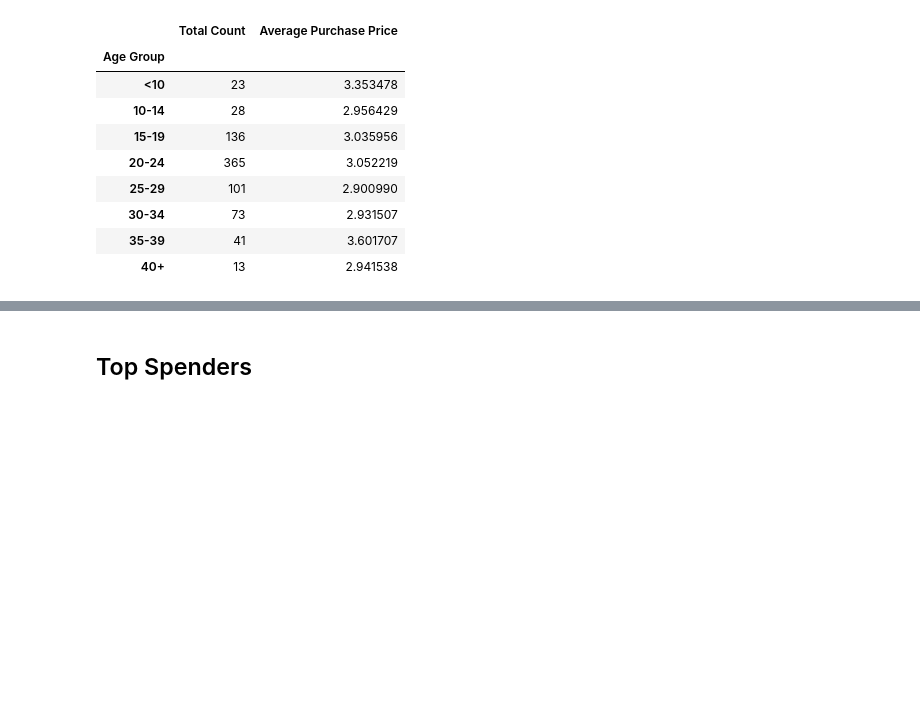
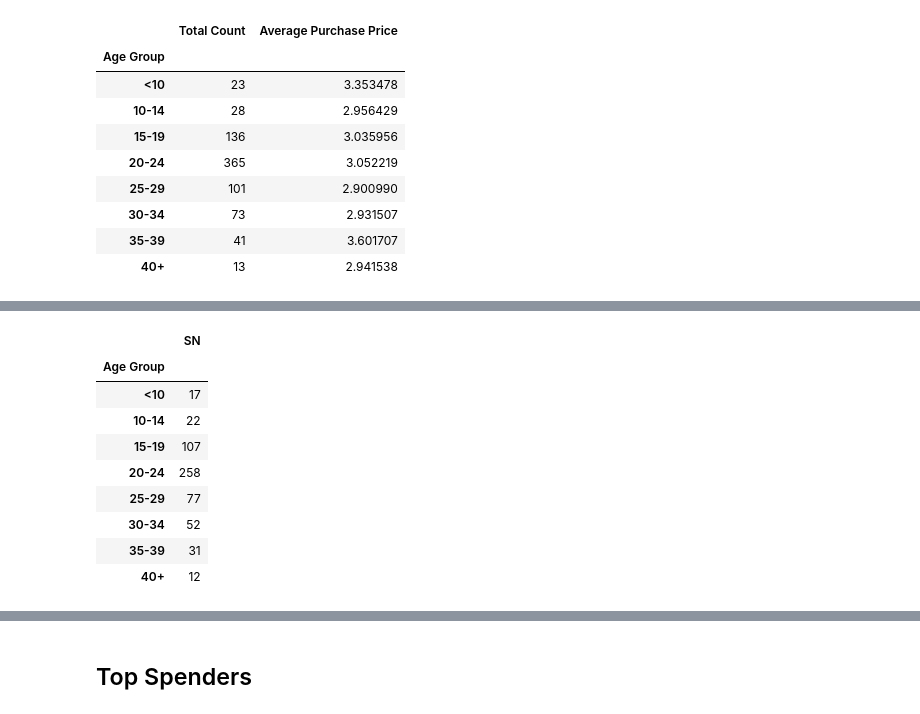
Before and after one commit to candishanks/pandas-challenge, a Jupyter notebook: HeroesOfPymoli/HeroesOfPymoli_starter.ipynb, the cells around one changed output, grey strips where cells are left out. Cells and saved outputs as stored; diff of their text form; code cells hidden in the pictures; blank space fills up the shorter version.

```diff
--- a/HeroesOfPymoli/HeroesOfPymoli_starter.ipynb
+++ b/HeroesOfPymoli/HeroesOfPymoli_starter.ipynb
@@ -374,0 +384,14 @@ ValueError: Wrong number of items passed 9, placement implies 1
+# %%
+age_bin_sn_df = bin_data_df.groupby(["Age Group"])[["SN"]].nunique()
+age_bin_sn_df
+# %% [output]
+|  | SN |
+| Age Group |  |
+| <10 | 17 |
+| 10-14 | 22 |
+| 15-19 | 107 |
+| 20-24 | 258 |
+| 25-29 | 77 |
+| 30-34 | 52 |
+| 35-39 | 31 |
+| 40+ | 12 |
```
Also changed, not shown: parts of 2 cells of this notebook.
